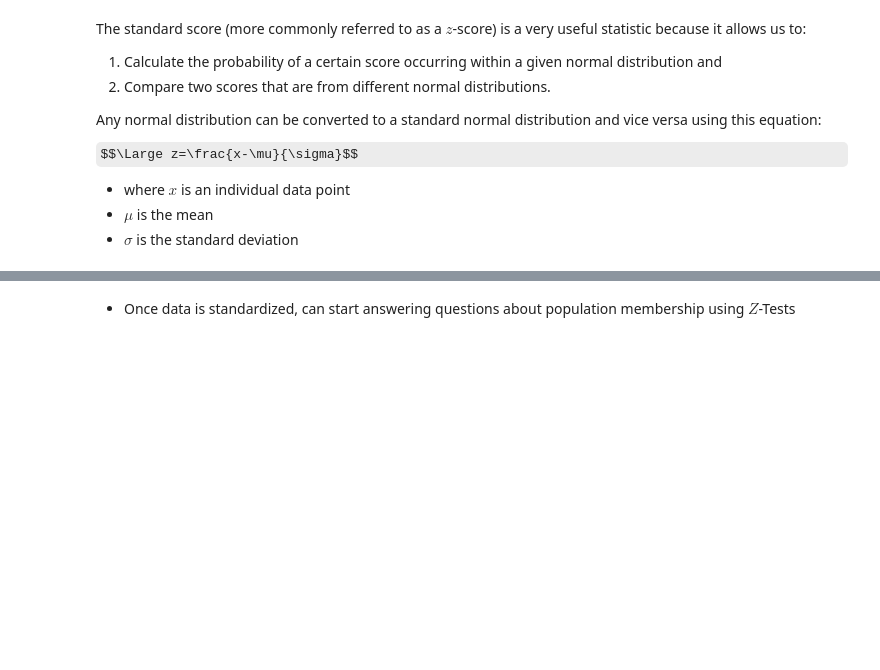
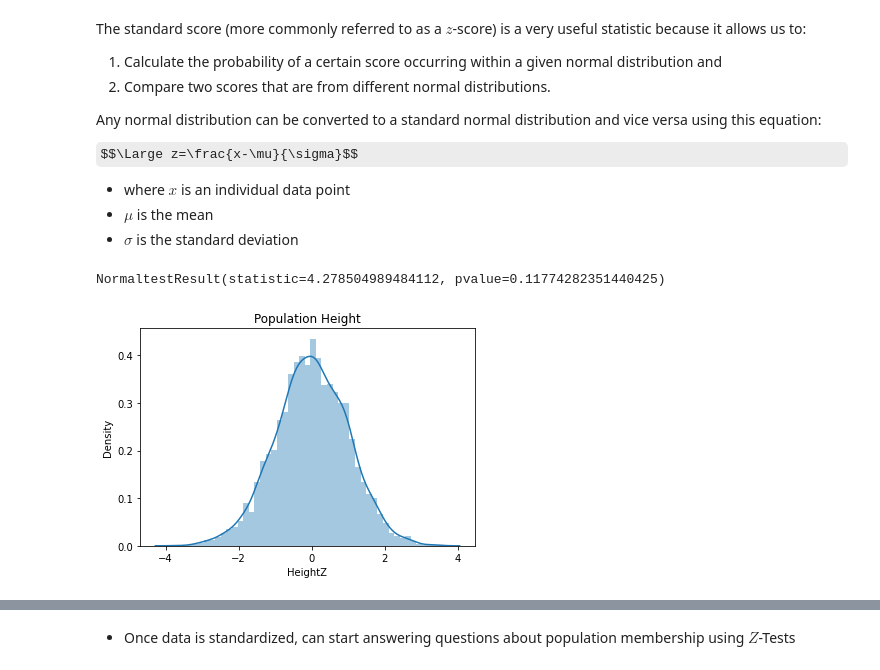
Before and after one commit to jirvingphd/fsds_070620_FT, a Jupyter notebook: Mod_2/sect_13/sect_13_central_limit_theorem_SG.ipynb, the cells around one changed output, grey strips where cells are left out. Cells and saved outputs as stored; diff of their text form; code cells hidden in the pictures; some formulas as TeX source; blank space fills up the shorter version.

```diff
--- a/Mod_2/sect_13/sect_13_central_limit_theorem_SG.ipynb
+++ b/Mod_2/sect_13/sect_13_central_limit_theorem_SG.ipynb
@@ -135,2 +157,9 @@ dfh['HeightZ'] = (dfh["Height"] - dfh['Height'].mean())/ dfh['Height'].std()
+# %%
+ax = sns.distplot(dfh['HeightZ'])
+ax.set(ylabel='Density',title='Population Height')
+stats.normaltest(dfh['HeightZ'])
+# %% [output]
+NormaltestResult(statistic=4.278504989484112, pvalue=0.11774282351440425)
+[figure, added]
 # %%
 dfh[['Height','HeightZ']].hist(figsize=(12,5),bins='auto')
```
Also changed, not shown: parts of 35 cells of this notebook.
